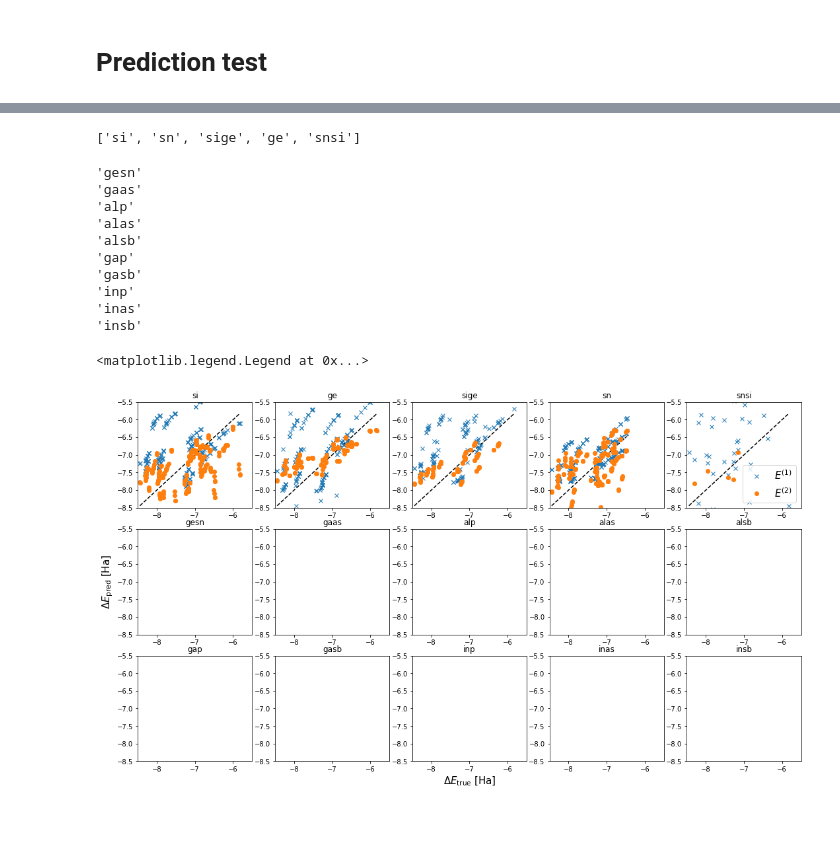
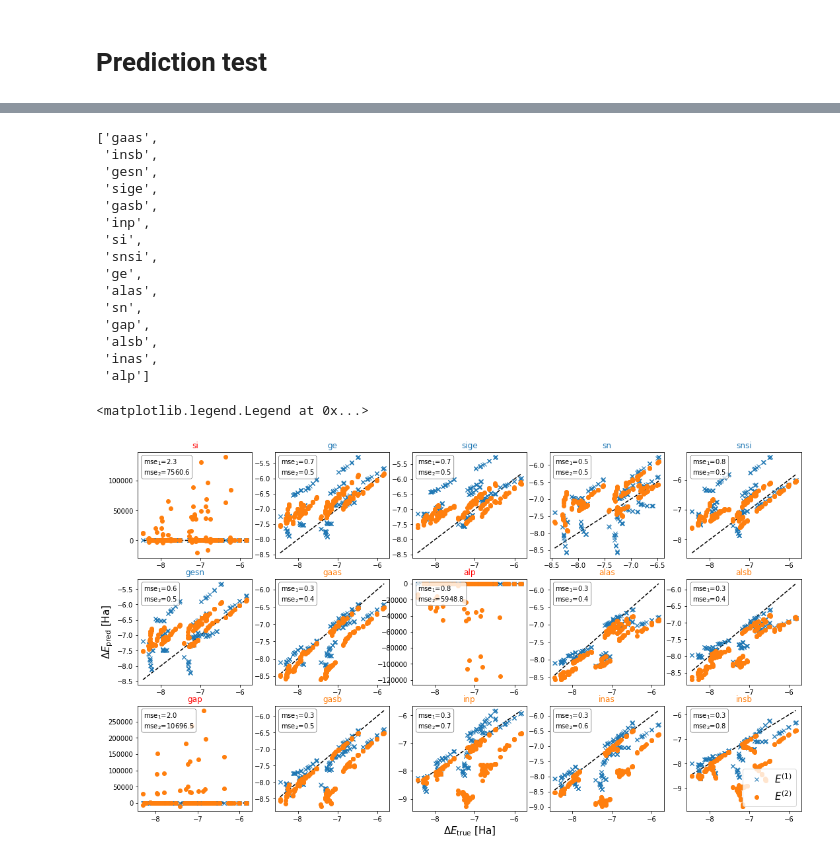
Before and after one commit to SamKChang/alchemical_normal_modes, a Jupyter notebook: 11_PPCrystal/02_a0_scan/anm_matrix_anal.ipynb, the cells around one changed output, grey strips where cells are left out. Cells and saved outputs as stored; diff of their text form; code cells hidden in the pictures; blank space fills up the shorter version.

```diff
--- a/11_PPCrystal/02_a0_scan/anm_matrix_anal.ipynb
+++ b/11_PPCrystal/02_a0_scan/anm_matrix_anal.ipynb
@@ -30,16 +30,19 @@ cyl_map = [
 H_dict = {}
 G_dict = {}
 a_ref_dict = {}
+qmouts = {}
 for info_cyl in cyl_map:
     base = info_cyl[0]
     H_root = '%s_H_scan' % base
     delta = 0.01
     H_list = []
     G_list = []
+    outs = []
     a_ref_list = []
     H_dict[base] = H_list
     G_dict[base] = G_list
     a_ref_dict[base] = a_ref_list
+    qmouts[base] = outs
     for info_a in cyl_map:
         tar = info_a[0]
         N = len(sorted(glob('%s/%s_a-%s_i??[pm]-I*' % (H_root, base, tar)))) / 2
@@ -51,6 +54,7 @@ for info_cyl in cyl_map:
         a_ref_file = glob("%s/%s_a-%s/*.out" % (H_root, base, tar))[0]
         a_ref = qtk.QMOut(a_ref_file, program='cpmd')
         a_ref_list.append(a_ref)
+        outs.append(a_ref)
 
         di_p = []
         di_m = []
@@ -63,6 +67,8 @@ for info_cyl in cyl_map:
             dm = qtk.QMOut(di_m_file, program='cpmd')
             di_p.append(dp)
             di_m.append(dm)
+            outs.append(dp)
+            outs.append(dm)
             H[i, i] = (dp + dm - 2*a_ref) / (delta)**2
             G[i] = (dp - dm) / (2*delta)
 
@@ -71,6 +77,7 @@ for info_cyl in cyl_map:
                 didj_file = glob('%s/%s_a-%s_i%02dj%02d*/*.out' % (H_root, base, tar, i, j))[0]
                 #didj_file = glob('%s/%s_a-%s_i%03dj%03d*/*.out' % (H_root, base, tar, i, j))[0]
                 didj = qtk.QMOut(didj_file, program='cpmd')
+                outs.append(didj)
 
                 H[i, j] = (((didj - di_p[j]) / delta) - ((di_p[i] - a_ref) / delta)) / delta
                 H[j, i] = H[i, j]
@@ -135,8 +149,3 @@ def mol2vec(mol_tar, mol_ref, size=[1, 3]):
     vec_tar = np.hstack([p[0] for p in par_tar])
     vec_ref = np.hstack([p[0] for p in par_ref])
     return vec_tar - vec_ref
-# %%
-A_dict = H_dict
-for cyl, A_list in A_dict.iteritems():
-    for i, A in enumerate(A_list):
-        print cyl, i, A.shape
@@ -203,44 +178,70 @@ failed:  snsi 14 (22,)
 # %%
 tars_dict.keys()
 # %% [output]
-['si', 'sn', 'sige', 'ge', 'snsi']
+['gaas',
+ 'insb',
+ 'gesn',
+ 'sige',
+ 'gasb',
+ 'inp',
+ 'si',
+ 'snsi',
+ 'ge',
+ 'alas',
+ 'sn',
+ 'gap',
+ 'alsb',
+ 'inas',
+ 'alp']
 # %%
 fig, axs = plt.subplots(3, 5, figsize=(18,10))
 ax_last = None
+bbox_props = dict(boxstyle="round,pad=0.3", fc="w", ec="k", lw=.5, alpha=0.8)
 for i, info_cyl in enumerate(cyl_map):
     cyl = info_cyl[0]
     row, col = divmod(i, 5)
     ax = axs[row][col]
     try:
         tars = tars_dict[cyl]
         prd_1 = prd_1_dict[cyl]
         prd_2 = prd_2_dict[cyl]
         tar_min, tar_max = min(tars), max(tars)
         ax.plot([tar_min, tar_max], [tar_min, tar_max], ls='--', color='k')
         ax.plot(tars, prd_1, ls='', marker='x', label='$E^{(1)}$')
         ax.plot(tars, prd_2, ls='', marker='o', label='$E^{(2)}$')
         ax_last = ax
+
+        y_min, y_max = ax.get_ylim()
+        x_min, x_max = ax.get_xlim()
+        x_text = x_min + 0.05 * (x_max - x_min)
+        y_text = y_min + 0.95 * (y_max - y_min)
+        mse_1 = abs(np.array(tars) - np.array(prd_1)).mean()
+        mse_2 = abs(np.array(tars) - np.array(prd_2)).mean()
+        ax.text(x_text, y_text,
+                "mse$_1$=%1.1f\nmse$_2$=%1.1f" % (mse_1, mse_2),
+                ha="left", va="top",
+                size=10,
+                bbox=bbox_props
+        )
+        if max(mse_1, mse_2) < 1:
+            if mse_2 < mse_1:
+                ax.set_title(cyl, color='C0')
+            else:
+                ax.set_title(cyl, color='C1')
+        else:
+            ax.set_title(cyl, color='r')
+
     except Exception as err:
         print err
-    ax.set_ylim([-8.5, -5.5])
-    ax.set_xlim([-8.5, -5.5])
+#     ax.set_ylim([-8.5, -5.5])
+#     ax.set_xlim([-8.5, -5.5])
     if row == 1 and col == 0:
         ax.set_ylabel('$\Delta E_{\mathrm{pred}}$ [Ha]', fontsize=15)
     if row == 2 and col == 2:
         ax.set_xlabel('$\Delta E_{\mathrm{true}}$ [Ha]', fontsize=15)
-    ax.set_title(cyl)
+
 
 ax_last.legend(loc=4, fontsize=15)
 # %% [output]
-'gesn'
-'gaas'
-'alp'
-'alas'
-'alsb'
-'gap'
-'gasb'
-'inp'
-'inas'
-'insb'
+<matplotlib.legend.Legend at 0x...>
-<matplotlib.legend.Legend at 0x...>
-[figure, old version]
+[figure, new version]
```
Also changed, not shown: parts of 7 cells of this notebook, 2 other files.
